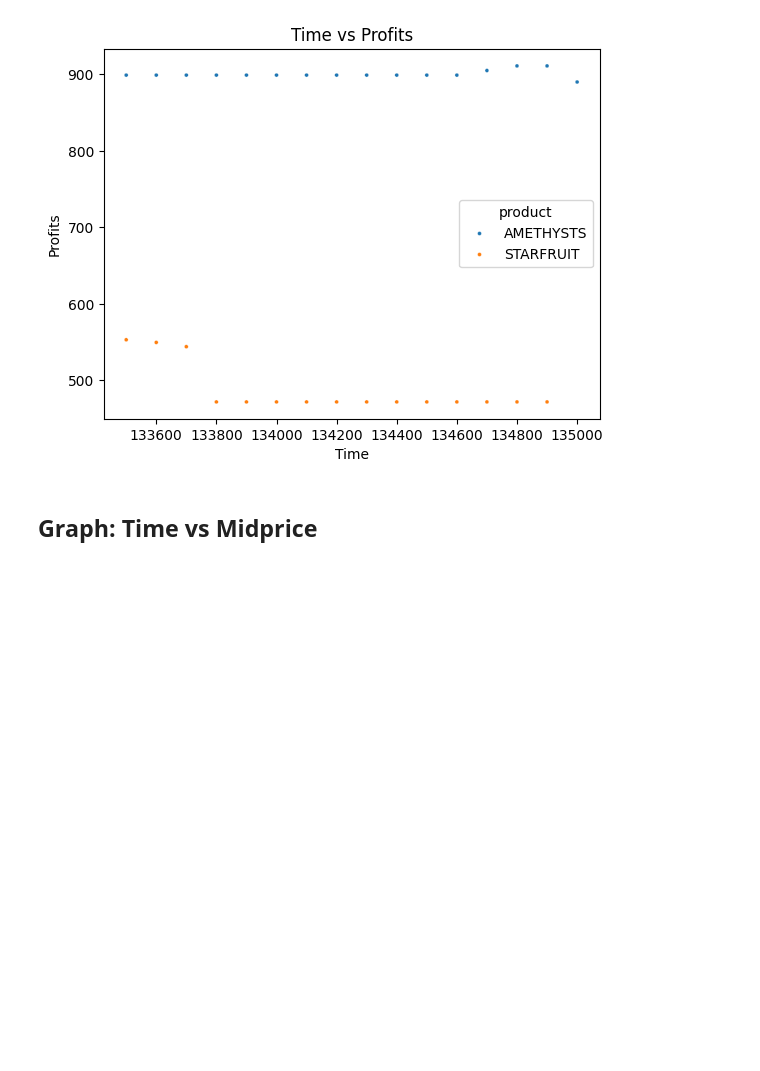
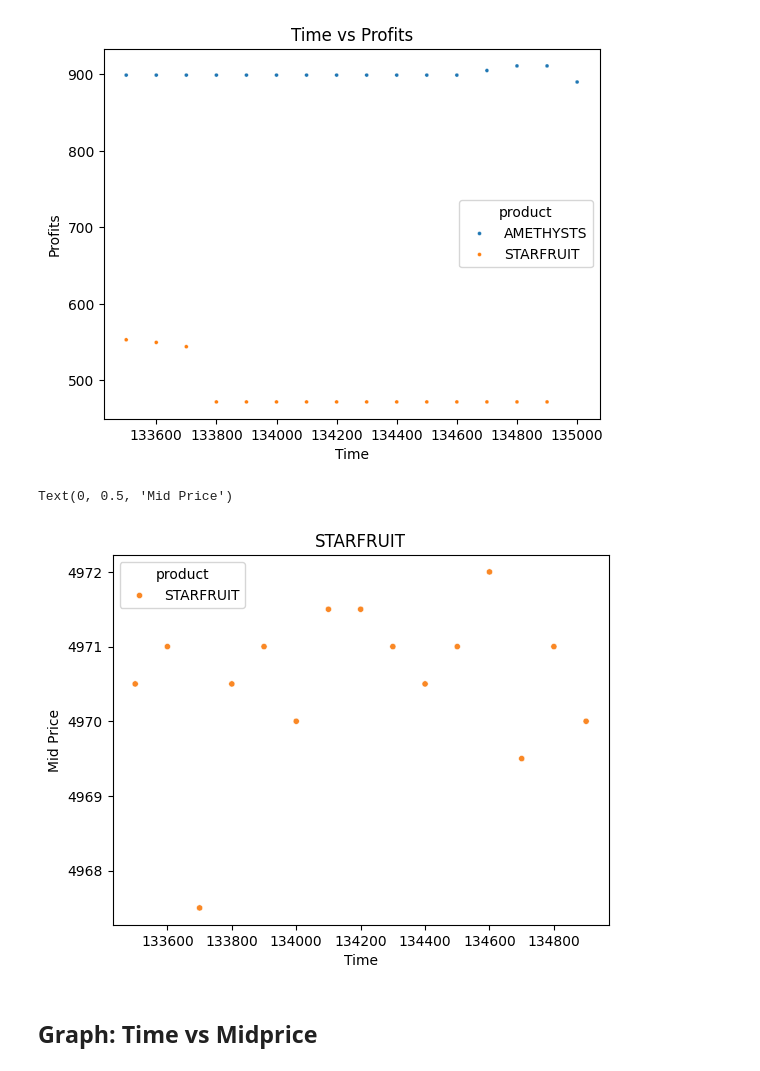
Before and after one commit to VincentG03/IMC-Poverty, a Jupyter notebook: Vincent/Visuals (Jupyter)/Visualisation.ipynb, the cells around one changed output. Cells and saved outputs as stored; diff of their text form; code cells hidden in the pictures; blank space fills up the shorter version.

```diff
--- a/Vincent/Visuals (Jupyter)/Visualisation.ipynb
+++ b/Vincent/Visuals (Jupyter)/Visualisation.ipynb
@@ -83,6 +83,17 @@ plt.ylabel('Profits')
 # %% [output]
 Text(0, 0.5, 'Profits')
 [figure]
+# %%
+# We went short at 133700 for 20 star fruit
+# Then at 133800 we lose money (544.1975 --> 472)
+# That means if we lost money, that means I would expect the price of Starfruit to increase
+sns.scatterplot(data=df[df['product'] == 'STARFRUIT'].loc[2670:2700], x='timestamp', y='mid_price', hue='product', s = 20, palette=['#fa8825'])
+plt.title('STARFRUIT')
+plt.xlabel('Time')
+plt.ylabel('Mid Price')
+# %% [output]
+Text(0, 0.5, 'Mid Price')
+[figure, added]
 # %% [markdown]
 ## Graph: Time vs Midprice
 # %%
```
Also changed, not shown: parts of 1 cell of this notebook, 8 other files.
